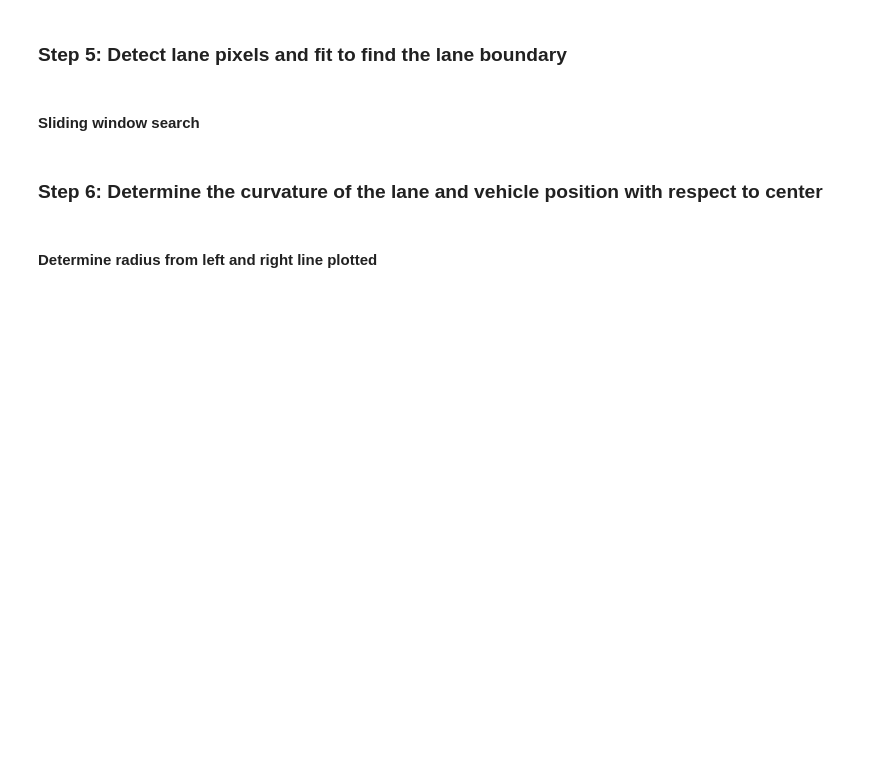
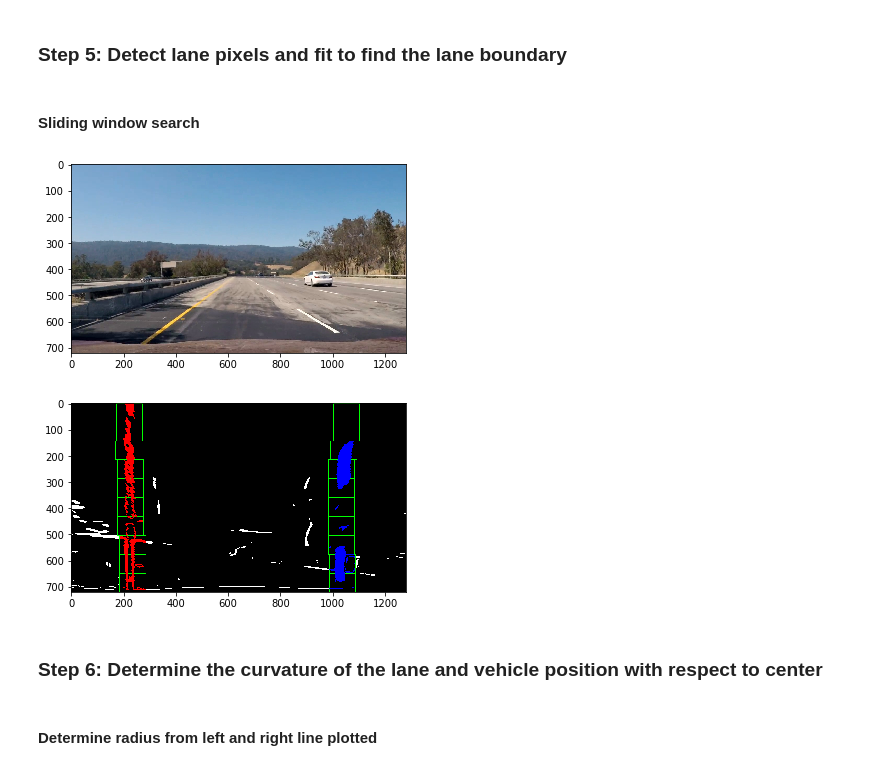
Before and after one commit to sohonisaurabh/self-learning, a Jupyter notebook: Udacity - SDCND/Term-I/projects/Advanced_Lane_Finding/advanced-lane-finding.ipynb, the cells around one changed output. Drawn from its saved outputs; the diff is of its cells as text; code cells hidden in the pictures; blank space fills up the shorter version.

```diff
--- a/Udacity - SDCND/Term-I/projects/Advanced_Lane_Finding/advanced-lane-finding.ipynb
+++ b/Udacity - SDCND/Term-I/projects/Advanced_Lane_Finding/advanced-lane-finding.ipynb
@@ -215,7 +222,7 @@ def apply_grad_threshold(img):
 # %%
 def apply_color_threshold(img):
     r_thresh = (220, 255)
-    s_thresh = (160, 255)
+    s_thresh = (160, 200)
     l_thresh = (160, 255)
     r_img = img[:,:,2]
     r_thresholded = np.zeros_like(r_img)
@@ -235,9 +242,9 @@ def apply_color_threshold(img):
 #     plt.imshow(l_thresholded, cmap="gray")
 #     plt.show()
 
-    combined_img = cv2.bitwise_and(r_thresholded, s_thresholded)
-#     combined_img = np.zeros_like(s_thresholded)
-#     combined_img[(r_thresholded == 1) | (s_thresholded == 1)] = 1
+#     combined_img = cv2.bitwise_and(r_thresholded, s_thresholded)
+    combined_img = np.zeros_like(s_thresholded)
+    combined_img[(r_thresholded == 1) | (s_thresholded == 1)] = 1
     return combined_img
 #image = cv2.imread(get_images(test_images_path)[6])
 # r_img, g_img, b_img = image[:,:,2], image[:,:,1], image[:,:,0]
@@ -312,7 +320,7 @@ def apply_perspective_transform(img):
 # %%
 def sliding_window_search(binary_warped_img):
     # Take a histogram of the bottom half of the image
-    histogram = np.sum(binary_warped_img[binary_warped_img.shape[0]/2:,:], axis=0)
+    histogram = np.sum(binary_warped_img[binary_warped_img.shape[0]/3:,:], axis=0)
 
     # Create an output image to draw on and  visualize the result
     output_img = np.dstack((binary_warped_img, binary_warped_img, binary_warped_img))*255
@@ -368,40 +376,43 @@ def sliding_window_search(binary_warped_img):
             rightx_current = np.int(np.mean(nonzerox[good_right_inds]))
     # Concatenate the arrays of indices
     left_lane_inds = np.concatenate(left_lane_inds)
     right_lane_inds = np.concatenate(right_lane_inds)
 
     # Extract left and right line pixel positions
     leftx = nonzerox[left_lane_inds]
     lefty = nonzeroy[left_lane_inds]
     rightx = nonzerox[right_lane_inds]
     righty = nonzeroy[right_lane_inds]
 
     # Fit a second order polynomial to each
     left_fit = np.polyfit(lefty, leftx, 2)
     right_fit = np.polyfit(righty, rightx, 2)
 
     ploty = np.linspace(0, binary_warped_img.shape[0]-1, binary_warped_img.shape[0] )
     left_fitx = left_fit[0]*ploty**2 + left_fit[1]*ploty + left_fit[2]
     right_fitx = right_fit[0]*ploty**2 + right_fit[1]*ploty + right_fit[2]
 
     output_img[nonzeroy[left_lane_inds], nonzerox[left_lane_inds]] = [255, 0, 0]
     output_img[nonzeroy[right_lane_inds], nonzerox[right_lane_inds]] = [0, 0, 255]
 #     plt.imshow(output_img)
 #     plt.plot(left_fitx, ploty, color='yellow')
 #     plt.plot(right_fitx, ploty, color='yellow')
 #     plt.xlim(0, 1280)
 #     plt.ylim(720, 0)
 #     plt.show()
 
 
     return (output_img, lefty, righty, leftx, rightx, left_fitx, right_fitx)
-# image = cv2.imread(get_images(test_images_path)[4])
-# plt.imshow(image)
-# plt.show()
-# warped_img = apply_perspective_transform(detect_lane_lines(image))[0]
-# output_img = sliding_window_search(warped_img)[0]
-# plt.imshow(output_img)
-# plt.show()
+image = cv2.imread(get_images(test_images_path)[0])
+plt.imshow(image)
+plt.show()
+warped_img = apply_perspective_transform(detect_lane_lines(image))[0]
+output_img = sliding_window_search(warped_img)[0]
+plt.imshow(output_img)
+plt.show()
+# %% [output]
+[figure, added]
+[figure, added]
 # %% [markdown]
 ### Step 6: Determine the curvature of the lane and vehicle position with respect to center
 # %% [markdown]
```
Also changed, not shown: parts of 14 cells of this notebook, 5 other files.
